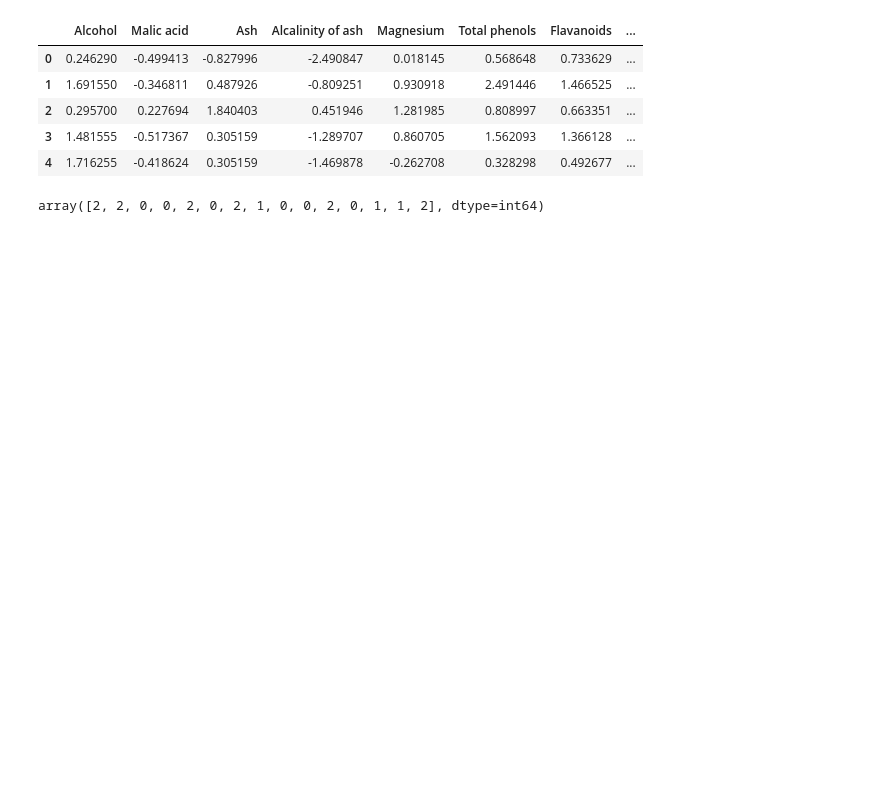
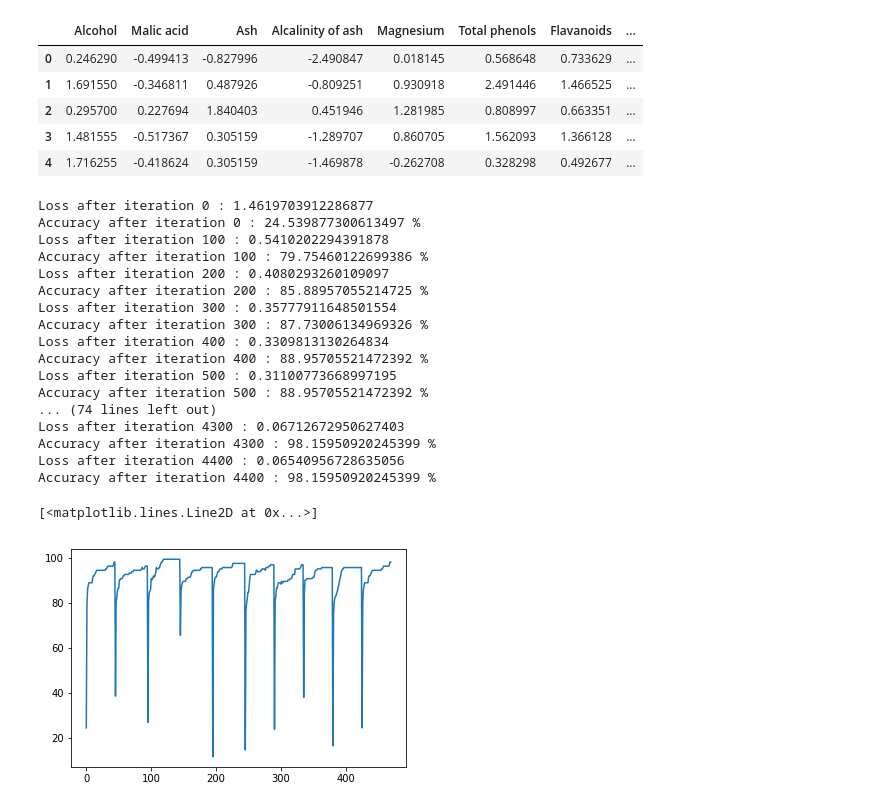
Before and after one commit to Jed1scum/JHML, a Jupyter notebook: WineClassification/WineClassification.ipynb, the cells around one changed output. Saved outputs shown, nothing was run; the diff lists cells and outputs as text; code cells hidden in the pictures; blank space fills up the shorter version.

```diff
--- a/WineClassification/WineClassification.ipynb
+++ b/WineClassification/WineClassification.ipynb
@@ -212,10 +209,32 @@ np.random.seed(0)
 # %%
+#need to make random start from a base of 0
+np.random.seed(0)
 #epochs is one full training forward and back propagation
 #LEarning rate is hoow rapidly the parameters change
 # This is what we return at the end
 model = initialise_parameters(nn_input_dim=13, nn_hdim= 5, nn_output_dim= 3)
-model = train(model,X,y,learning_rate=0.07,epochs=5000,print_loss=True)
+model = train(model,X,y,learning_rate=0.07,epochs=4500,print_loss=True)
 plt.plot(losses)
+# %% [output]
+Loss after iteration 0 : 1.4619703912286877
+Accuracy after iteration 0 : 24.539877300613497 %
+Loss after iteration 100 : 0.5410202294391878
+Accuracy after iteration 100 : 79.75460122699386 %
+Loss after iteration 200 : 0.4080293260109097
+Accuracy after iteration 200 : 85.88957055214725 %
+Loss after iteration 300 : 0.35777911648501554
+Accuracy after iteration 300 : 87.73006134969326 %
+Loss after iteration 400 : 0.3309813130264834
+Accuracy after iteration 400 : 88.95705521472392 %
+Loss after iteration 500 : 0.31100773668997195
+Accuracy after iteration 500 : 88.95705521472392 %
+... (74 lines left out)
+Loss after iteration 4300 : 0.06712672950627403
+Accuracy after iteration 4300 : 98.15950920245399 %
+Loss after iteration 4400 : 0.06540956728635056
+Accuracy after iteration 4400 : 98.15950920245399 %
+[<matplotlib.lines.Line2D at 0x...>]
+[figure, added]
 # %%
 # Get labels
 yTest = dfTest[['Cultivar 1', 'Cultivar 2', 'Cultivar 3']].values
@@ -239,7 +258,3 @@ for index, row in dfTest[['Cultivar 1', 'Cultivar 2', 'Cultivar 3']].iterrows():
         finalValue += correctedNum
     answersArray.append(finalValue)
     #print(str(index) +":" +str(finalValue))
-# %%
-yTest
-# %% [output]
-array([2, 2, 0, 0, 2, 0, 2, 1, 0, 0, 2, 0, 1, 1, 2], dtype=int64)
```
Also changed, not shown: parts of 6 cells of this notebook.
